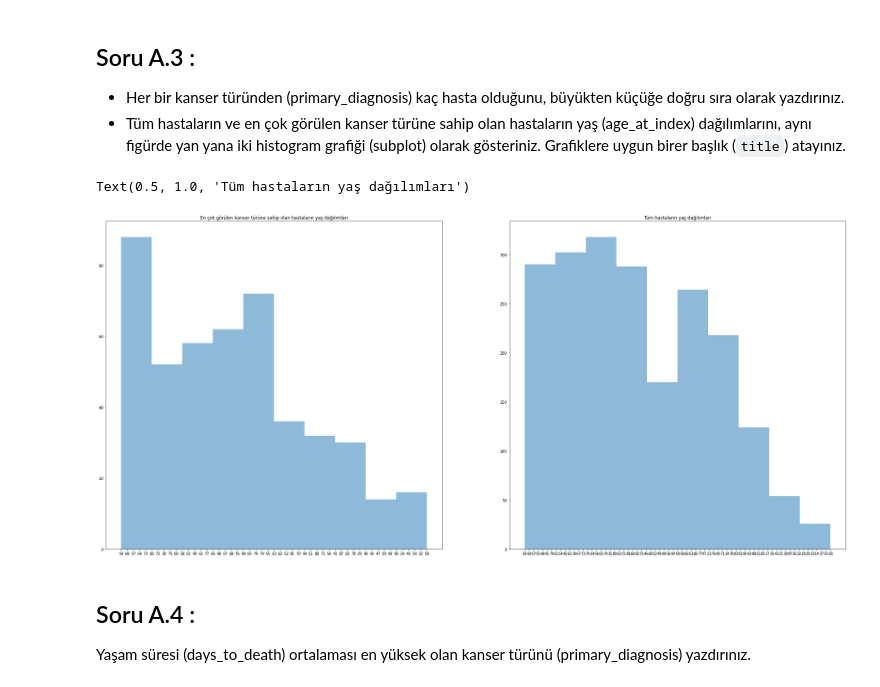
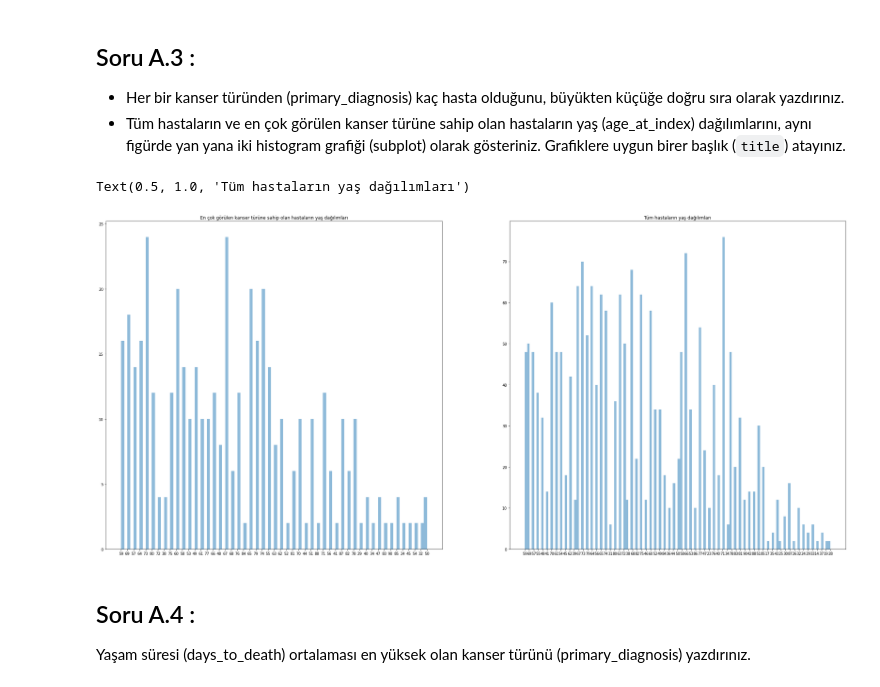
Before and after one commit to denizdilbaz/Data-Science-Data-Preprocessing-Classification-Regression, a Jupyter notebook: Veri Bilimi.ipynb, the cells around one changed output. Cells and saved outputs as stored; diff of their text form; code cells hidden in the pictures.

```diff
--- a/Veri Bilimi.ipynb
+++ b/Veri Bilimi.ipynb
@@ -98,18 +98,18 @@ kadın.plot.barh(stacked=True, alpha=0.5)
 # %%
 cancer.primary_diagnosis.value_counts()
 en_cok_gorulenin_ismi = cancer.primary_diagnosis.value_counts().idxmax()
 x = cancer[cancer.primary_diagnosis==en_cok_gorulenin_ismi].age_at_index
 y = cancer.age_at_index
 fig = plt.figure(figsize=(36,36))
 ax1 = fig.add_subplot(2, 2, 1)
-plt.hist(x,10,alpha=0.5)
+plt.hist(x,100,alpha=0.5)
 plt.title("En çok görülen kanser türüne sahip olan hastaların yaş dağılımları")
 ax2 = fig.add_subplot(2,2,2)
-plt.hist(y,10,alpha=0.5)
+plt.hist(y,130,alpha=0.5)
 plt.title("Tüm hastaların yaş dağılımları")
 # %% [output]
 Text(0.5, 1.0, 'Tüm hastaların yaş dağılımları')
-[figure, old version]
+[figure, new version]
 # %% [markdown]
 ## Soru A.4 :
 Yaşam süresi (days_to_death) ortalaması en yüksek olan kanser türünü (primary_diagnosis) yazdırınız.
```
